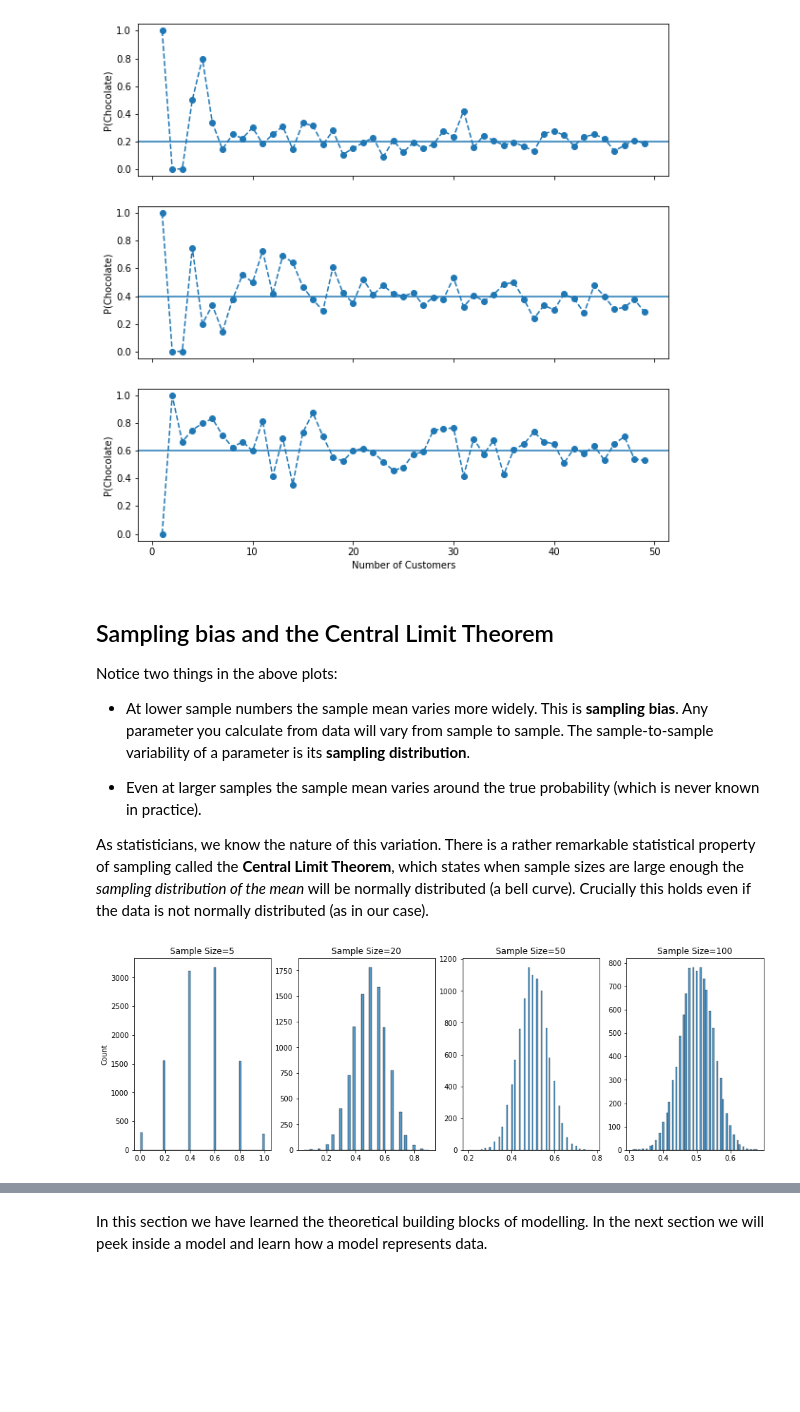
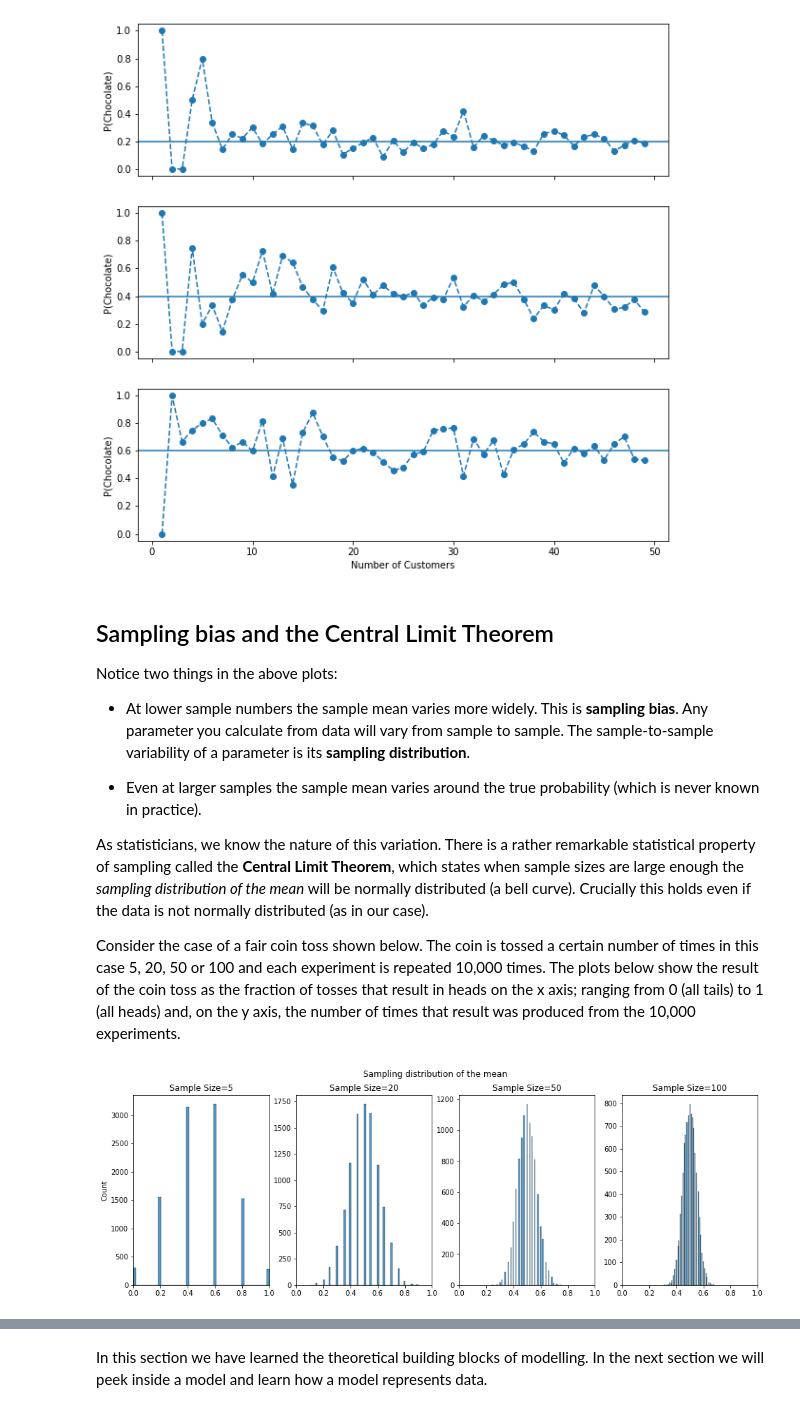
Before and after one commit to alan-turing-institute/rds-course, a Jupyter notebook: _sources/modules/m4/4.1_What_and_Why.ipynb, the cells around one changed output, grey strips where cells are left out. Cells and saved outputs as stored; diff of their text form; code cells hidden in the pictures; blank space fills up the shorter version.

```diff
--- a/_sources/modules/m4/4.1_What_and_Why.ipynb
+++ b/_sources/modules/m4/4.1_What_and_Why.ipynb
@@ -201,23 +168,34 @@ Notice two things in the above plots:
 - Even at larger samples the sample mean varies around the true probability (which is never known in practice).
 
 As statisticians, we know the nature of this variation. There is a rather remarkable statistical property of sampling called the **Central Limit Theorem**, which states when sample sizes are large enough the _sampling distribution of the mean_ will be normally distributed (a bell curve). Crucially this holds even if the data is not normally distributed (as in our case).
+
+Consider the case of a fair coin toss shown below.
+The coin is tossed a certain number of times in this case 5, 20, 50 or 100 and each experiment is repeated 10,000 times. The plots below show the result of the coin toss as the fraction of tosses that result in heads on the x axis; ranging from 0 (all tails) to 1 (all heads) and, on the y axis, the number of times that result was produced from the 10,000 experiments.
 # %%
+from scipy.stats import bernoulli
+import seaborn as sns
+import matplotlib.pyplot as plt
+import numpy as np
+
 p=.5
 sample_sizes = [5, 20, 50, 100]
 n_samples = 10000
+np.random.seed(200)
 
 
 fig, axes = plt.subplots(1,len(sample_sizes), figsize=(16,5))
+fig.suptitle('Sampling distribution of the mean')
 
 for (i,s) in enumerate(sample_sizes):
     sampling_dist = [np.mean(bernoulli.rvs(p, size=s)) for _ in range(n_samples)]
     sns.histplot(sampling_dist, ax=axes[i])
     axes[i].set_title(f'Sample Size={s}')
+    axes[i].set_xlim(-0,1)
     if i > 0: axes[i].set_ylabel('')
 
 plt.show()
 # %% [output]
-[figure, old version]
+[figure, new version]
 # %% [markdown]
 The intuition behind the Central Limit Theorem is twofold:
 - The more ways a thing can happen, the more likely it is to happen.
```
Also changed, not shown: parts of 10 cells of this notebook, 53 other files.
